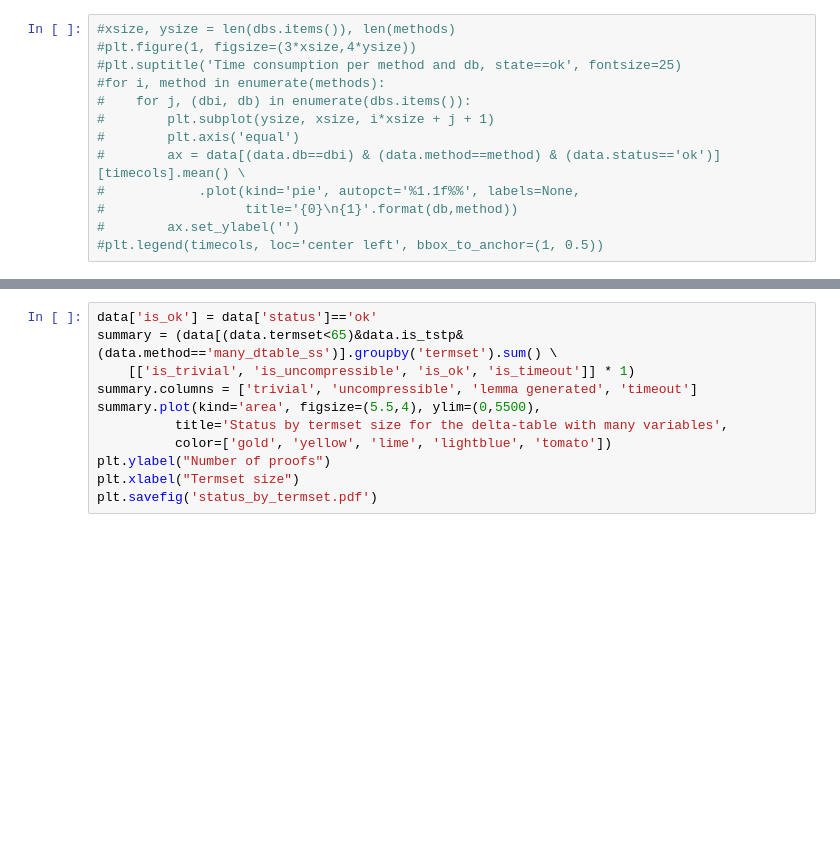
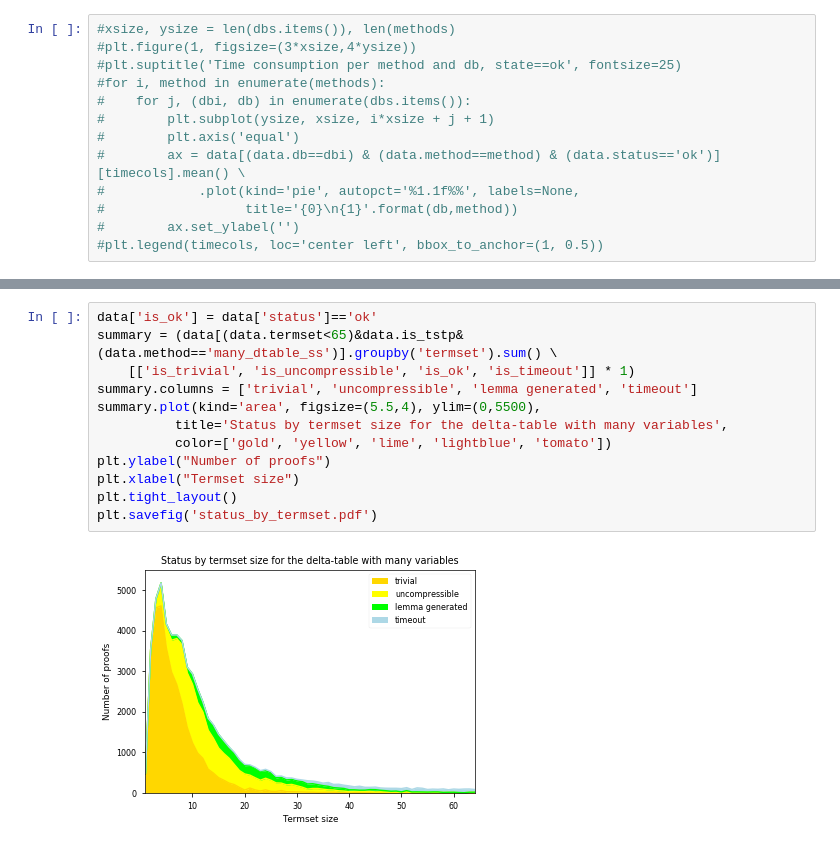
Before and after one commit to gapt/cutintro-results, a Jupyter notebook: cutintro.ipynb, the cells around one changed output, grey strips where cells are left out. Saved outputs shown, nothing was run; the diff lists cells and outputs as text; blank space fills up the shorter version.

```diff
--- a/cutintro.ipynb
+++ b/cutintro.ipynb
@@ -170,11 +270,14 @@ merged[(merged.grammar_size < merged.grammar_size_1x2) & (merged.grammar_size <
 # %%
 data['is_ok'] = data['status']=='ok'
 summary = (data[(data.termset<65)&data.is_tstp&(data.method=='many_dtable_ss')].groupby('termset').sum() \
     [['is_trivial', 'is_uncompressible', 'is_ok', 'is_timeout']] * 1)
 summary.columns = ['trivial', 'uncompressible', 'lemma generated', 'timeout']
 summary.plot(kind='area', figsize=(5.5,4), ylim=(0,5500),
           title='Status by termset size for the delta-table with many variables',
           color=['gold', 'yellow', 'lime', 'lightblue', 'tomato'])
 plt.ylabel("Number of proofs")
 plt.xlabel("Termset size")
+plt.tight_layout()
 plt.savefig('status_by_termset.pdf')
+# %% [output]
+[figure, added]
```
Also changed, not shown: parts of 36 cells of this notebook.
